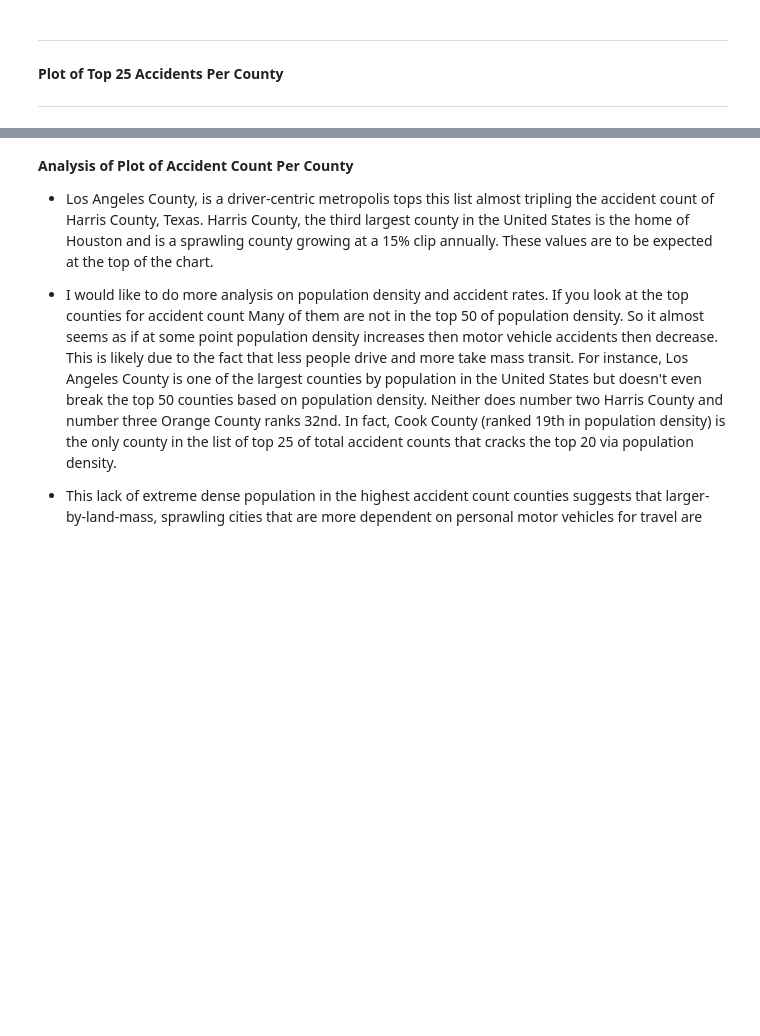
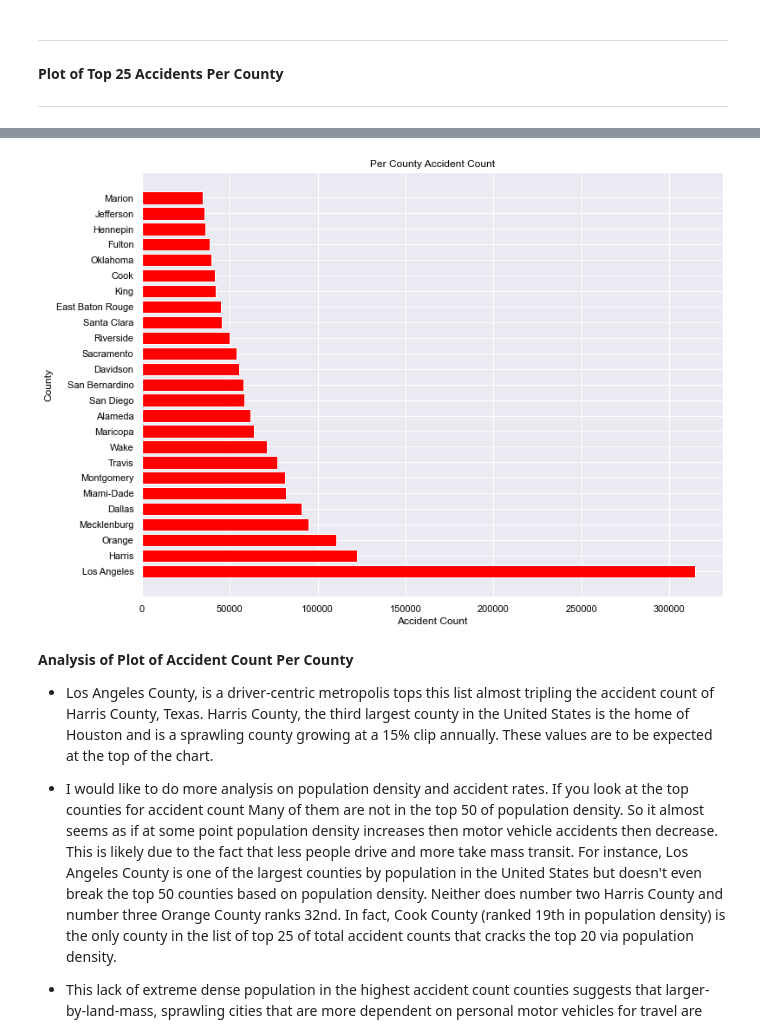
Before and after one commit to dsi-project5/project-5, a Jupyter notebook: us_accident-Copy1.ipynb, the cells around one changed output, grey strips where cells are left out. Cells and saved outputs as stored; diff of their text form; code cells hidden in the pictures; blank space fills up the shorter version.

```diff
--- a/us_accident-Copy1.ipynb
+++ b/us_accident-Copy1.ipynb
@@ -407,21 +427,23 @@ acc_per_county.head(1)
 # %%
 # creating new df of acc_per_county sorted by count
-acc_county_count_25 = acc_county_count.nlargest(25, 'count')
+acc_county_count_25 = acc_per_county.nlargest(25, 'count')
 
 # creating variables to house plot coordinates
 x = list(acc_county_count_25['count'])
 bars = list(acc_county_count_25.index)
 y_pos = np.arange(len(bars))
 
 # plot
 plt.figure(figsize = (12,9))
 plt.barh(y_pos, x, color = 'red')
 plt.yticks(y_pos, bars, color = 'black')
 plt.xticks(color = 'black')
 plt.xlabel('Accident Count', color = 'black')
 plt.ylabel('County', color = 'black')
 plt.title('Per County Accident Count', color = 'black')
 plt.show()
+# %% [output]
+[figure, added]
 # %% [markdown]
 **Analysis of Plot of Accident Count Per County**
 * Los Angeles County, is a driver-centric metropolis tops this list almost tripling the accident count of Harris County, Texas. Harris County, the third largest county in the United States is the home of Houston and is a sprawling county growing at a 15% clip annually. These values are to be expected at the top of the chart.
```
Also changed, not shown: parts of 9 cells of this notebook.
